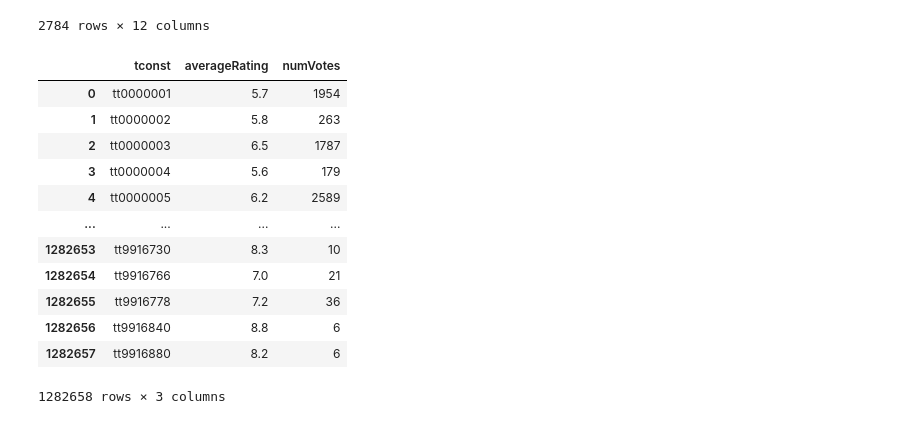
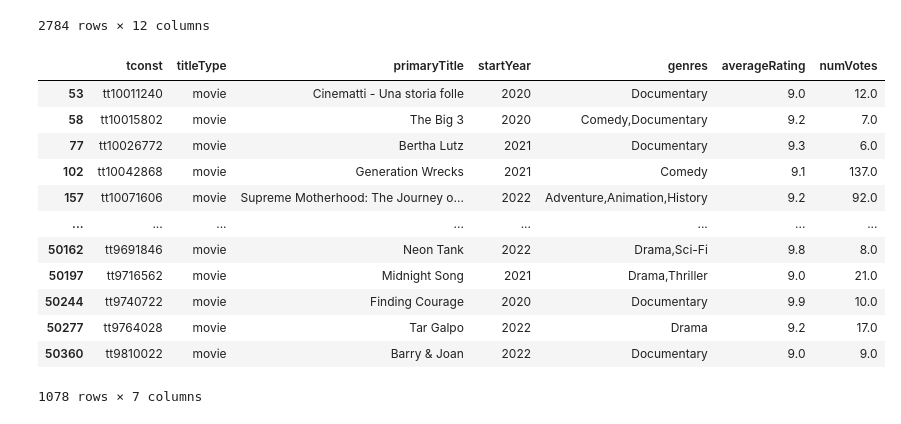
Before and after one commit to medvidov/dsci550, a Jupyter notebook: assignment_1.ipynb, the cells around one changed output. Cells and saved outputs as stored; diff of their text form; code cells hidden in the pictures.

Commit message:
Need to edit code to filter the df by gender, age, etc.

```diff
--- a/assignment_1.ipynb
+++ b/assignment_1.ipynb
@@ -158,9 +159,24 @@ pix_df
 | 95005 | 130724 | STY1661175814 | 78667 | USR1661175696 | NaN | 20 | Nature 🌺🌻🌹🌷 | <p dir="ltr">Nature &#127802;&#12... | https://image.pixstory.com/Pixsto... | ... |
 95006 rows × 12 columns
 # %%
+# ADD THIS CELL
+# Filtering based on IMDB data
+
+# Create title data df
 title_data = "data/title.basics.tsv/data.tsv"
 title_df = pd.read_csv(title_data, sep="\t")
-title_df = title_df.drop(labels = ['originalTitle','runtimeMinutes', 'isAdult','endYear'], axis = 1)
-title_df.head()
+title_df = title_df.drop(labels = ['originalTitle','runtimeMinutes', 'isAdult','endYear'], axis = 1) # Drop useless columns
+
+# Turn release year to an int
+title_df['startYear']= title_df['startYear'].replace("\\N","-1") # Replace non-number values
+title_df['startYear'] = title_df['startYear'].astype("int64") # Change type of column
+
+# Filter title_df by timeframe
+title_df = title_df[title_df['startYear']>=2020]
+title_df = title_df[title_df['startYear']<=2022]
+title_df = title_df[title_df['titleType'] == 'movie']
+title_df = title_df[title_df['genres'] != "\\N"] # Ensure genres exist
+
+title_df
 # %% [output]
 |  | tconst | titleType | primaryTitle | startYear | genres |
@@ -172,4 +194,0 @@ title_df.head()
-# %%
-title_df['startYear']= title_df['startYear'].replace("\\N","-1")
-title_df['startYear'] = title_df['startYear'].astype("int32")
-title_df['startYear']
@@ -224,20 +212,33 @@ comp_pix_df
 | 94937 | 130795 | STY1661181735 | 71819 | USR1660337948 | female | 12 | JACQUELINE FERNANDEZ "ACCUSED " 😱😱😱😱 | Jacqueline Fernandez was spotted ... | https://image.pixstory.com/Pixsto... | ... |
 2784 rows × 12 columns
 # %%
+# ADD THIS CELL
+# Get rating data
 rating_data = "data/title.ratings.tsv/data.tsv"
 rating_df = pd.read_csv(rating_data, sep="\t")
-rating_df
+
+# Merge rating data with title data
+merged_df = pd.merge(title_df, rating_df, on='tconst', how='outer')
+
+# Clean merged data and filter for movies rated 7.5 or higher
+merged_df = merged_df.replace(pd.NA,"-1")
+merged_df = merged_df.replace(np.nan, "-1")
+merged_df = merged_df.astype({'startYear': 'int64', 'averageRating': 'float64'})
+merged_df = merged_df[merged_df["startYear"] != -1]
+merged_df = merged_df[merged_df["averageRating"] >= 9]
+merged_df = merged_df[merged_df["titleType"]=="movie"]
+merged_df
 # %% [output]
-|  | tconst | averageRating | numVotes |
-| 0 | tt0000001 | 5.7 | 1954 |
-| 1 | tt0000002 | 5.8 | 263 |
-| 2 | tt0000003 | 6.5 | 1787 |
-| 3 | tt0000004 | 5.6 | 179 |
-| 4 | tt0000005 | 6.2 | 2589 |
-| ... | ... | ... | ... |
-| 1282653 | tt9916730 | 8.3 | 10 |
-| 1282654 | tt9916766 | 7.0 | 21 |
-| 1282655 | tt9916778 | 7.2 | 36 |
-| 1282656 | tt9916840 | 8.8 | 6 |
-| 1282657 | tt9916880 | 8.2 | 6 |
+|  | tconst | titleType | primaryTitle | startYear | genres | averageRating | numVotes |
+| 53 | tt10011240 | movie | Cinematti - Una storia folle | 2020 | Documentary | 9.0 | 12.0 |
+| 58 | tt10015802 | movie | The Big 3 | 2020 | Comedy,Documentary | 9.2 | 7.0 |
+| 77 | tt10026772 | movie | Bertha Lutz | 2021 | Documentary | 9.3 | 6.0 |
+| 102 | tt10042868 | movie | Generation Wrecks | 2021 | Comedy | 9.1 | 137.0 |
+| 157 | tt10071606 | movie | Supreme Motherhood: The Journey o... | 2022 | Adventure,Animation,History | 9.2 | 92.0 |
+| ... | ... | ... | ... | ... | ... | ... | ... |
+| 50162 | tt9691846 | movie | Neon Tank | 2022 | Drama,Sci-Fi | 9.8 | 8.0 |
+| 50197 | tt9716562 | movie | Midnight Song | 2021 | Drama,Thriller | 9.0 | 21.0 |
+| 50244 | tt9740722 | movie | Finding Courage | 2020 | Documentary | 9.9 | 10.0 |
+| 50277 | tt9764028 | movie | Tar Galpo | 2022 | Drama | 9.2 | 17.0 |
+| 50360 | tt9810022 | movie | Barry & Joan | 2022 | Documentary | 9.0 | 9.0 |
-1282658 rows × 3 columns
+1078 rows × 7 columns
```
Also changed, not shown: parts of 14 cells of this notebook.
